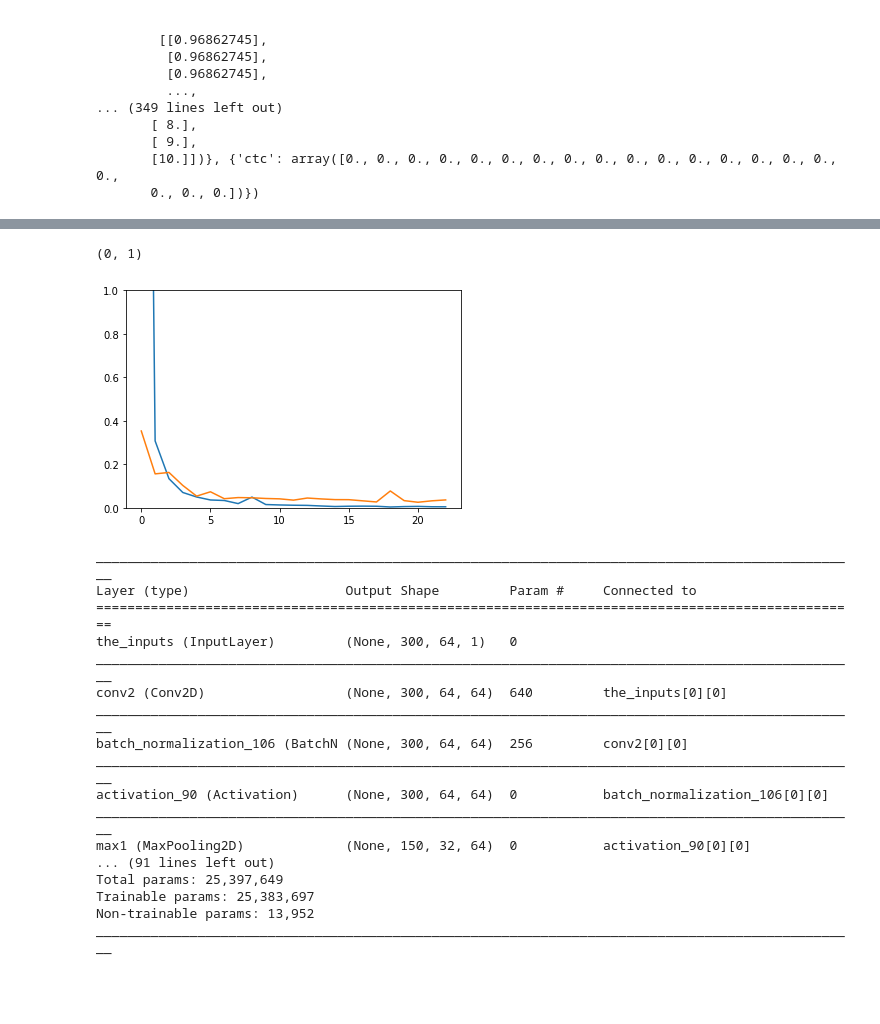
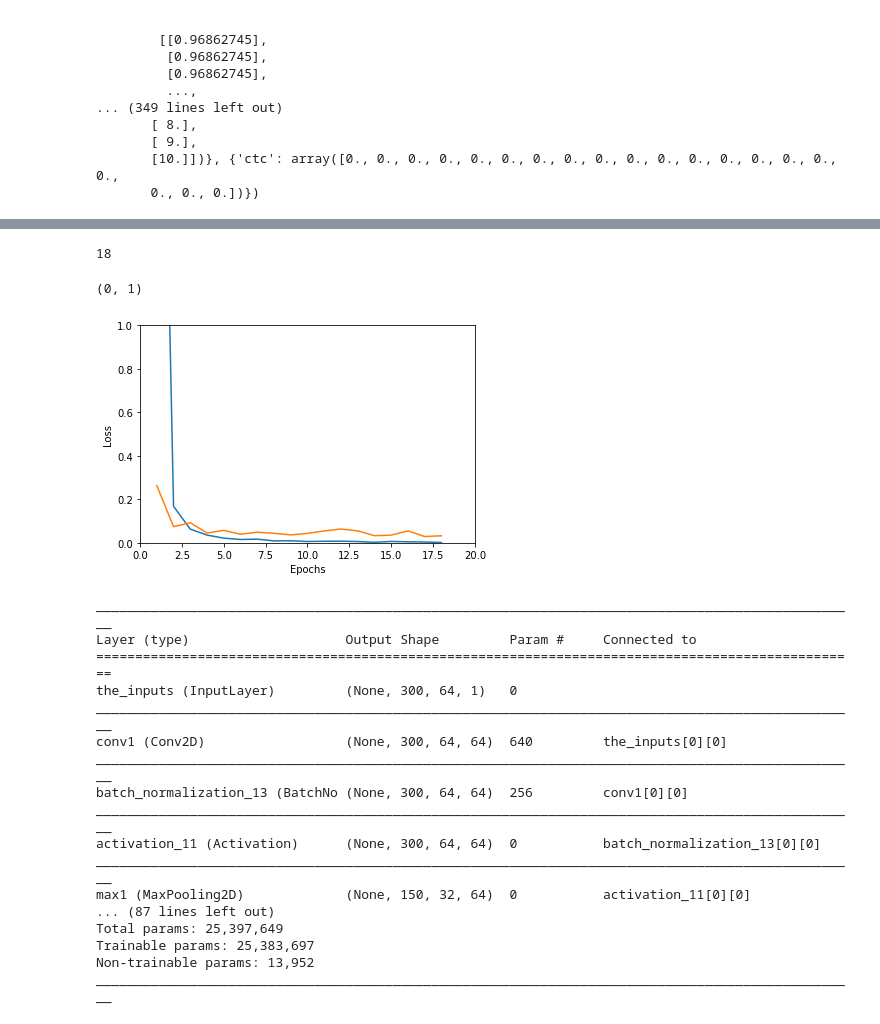
Before and after one commit to 4floor/mathematical-expression-recognition, a Jupyter notebook: mathematical-expression-recognition.ipynb, the cells around one changed output, grey strips where cells are left out. Drawn from its saved outputs; the diff is of its cells as text; code cells hidden in the pictures; blank space fills up the shorter version.

```diff
--- a/mathematical-expression-recognition.ipynb
+++ b/mathematical-expression-recognition.ipynb
@@ -255,34 +268,31 @@ def get_Model(training):
     inner = Conv2D(64, (3,3), padding='same', name='conv1', kernel_initializer='he_normal')(inputs) # (None, 300, 64, 64)
     inner = BatchNormalization()(inner)
     inner = Activation('relu')(inner)
-    inner = Conv2D(64, (3,3), padding='same', name='conv2', kernel_initializer='he_normal')(inputs) # (None, 300, 64, 64)
+    inner = MaxPooling2D(pool_size=(2,2), name='max1')(inner) # (None, 150, 32, 64)
+
+    inner = Conv2D(128, (3,3), padding='same', name='conv2', kernel_initializer='he_normal')(inner) # (None, 150, 24, 128)
     inner = BatchNormalization()(inner)
     inner = Activation('relu')(inner)
-    inner = MaxPooling2D(pool_size=(2,2), name='max1')(inner) # (None, 150, 32, 64)
-
     inner = Conv2D(128, (3,3), padding='same', name='conv3', kernel_initializer='he_normal')(inner) # (None, 150, 24, 128)
-    inner = BatchNormalization()(inner)
-    inner = Activation('relu')(inner)
-    inner = Conv2D(128, (3,3), padding='same', name='conv4', kernel_initializer='he_normal')(inner) # (None, 150, 24, 128)
     inner = BatchNormalization()(inner)
     inner = Activation('relu')(inner)
     inner = MaxPooling2D(pool_size=(2,2), name='max2')(inner) # (None, 75, 16, 128)
 
-    inner = Conv2D(256, (3,3), padding='same', name='conv5', kernel_initializer='he_normal')(inner) # (None, 75, 32, 256)
+    inner = Conv2D(256, (3,3), padding='same', name='conv4', kernel_initializer='he_normal')(inner) # (None, 75, 32, 256)
     inner = BatchNormalization()(inner)
     inner = Activation('relu')(inner)
-    inner = Conv2D(256, (3,3), padding='same', name='conv6', kernel_initializer='he_normal')(inner) # (None, 75, 32, 256)
+    inner = Conv2D(256, (3,3), padding='same', name='conv5', kernel_initializer='he_normal')(inner) # (None, 75, 32, 256)
     inner = BatchNormalization()(inner)
     inner = Activation('relu')(inner)
     inner = MaxPooling2D(pool_size=(2,2), name='max3')(inner) # (None, 37, 8, 256)
 
+    inner = Conv2D(512, (3,3), padding='same', name='conv6', kernel_initializer='he_normal')(inner) # (None, 37, 8, 512)
+    inner = BatchNormalization()(inner)
+    inner = Activation('relu')(inner)
     inner = Conv2D(512, (3,3), padding='same', name='conv7', kernel_initializer='he_normal')(inner) # (None, 37, 8, 512)
     inner = BatchNormalization()(inner)
     inner = Activation('relu')(inner)
     inner = Conv2D(512, (3,3), padding='same', name='conv8', kernel_initializer='he_normal')(inner) # (None, 37, 8, 512)
-    inner = BatchNormalization()(inner)
-    inner = Activation('relu')(inner)
-    inner = Conv2D(512, (3,3), padding='same', name='conv9', kernel_initializer='he_normal')(inner) # (None, 37, 8, 512)
     inner = BatchNormalization()(inner)
     inner = Activation('relu')(inner)
 
@@ -292,19 +302,19 @@ def get_Model(training):
     inner = BatchNormalization()(inner)
     inner = Activation('relu')(inner)
 
-    inner = Dense(2048, kernel_initializer='he_normal', name='dense2')(inner)(None, 37, 2048)
+    inner = Dense(2048, kernel_initializer='he_normal', name='dense2')(inner) # (None, 37, 2048)
     inner = Dropout(0.5)(inner)
     inner = BatchNormalization()(inner)
     inner = Activation('relu')(inner)
 
-    lstm_1 = LSTM(256, return_sequences=True, kernel_initializer='he_normal', name='lstm_1')(inner)(None, 37, 256)
-    lstm_1b = LSTM(256, return_sequences=True, go_backwards=True,kernel_initializer='he_normal', name='lstm_1b')(inner)(None, 37, 256)
+    lstm_1 = LSTM(256, return_sequences=True, kernel_initializer='he_normal', dropout=0.3, name='lstm_1')(inner) # (None, 37, 256)
+    lstm_1b = LSTM(256, return_sequences=True, go_backwards=True,kernel_initializer='he_normal', dropout=0.3, name='lstm_1b')(inner) # (None, 37, 256)
     reversed_lstm_1b= Lambda(lambda inputTensor: K.reverse(inputTensor, axes=1)) (lstm_1b)
     lstm1_merged = add([lstm_1, reversed_lstm_1b])
     lstm1_merged = BatchNormalization()(lstm1_merged)
 
-    lstm_2 = LSTM(256, return_sequences=True, kernel_initializer='he_normal', name='lstm_2')(lstm1_merged)
-    lstm_2b = LSTM(256, return_sequences=True, go_backwards=True,kernel_initializer='he_normal', name='lstm_2b')(lstm1_merged)
+    lstm_2 = LSTM(256, return_sequences=True, kernel_initializer='he_normal', dropout=0.3, name='lstm_2')(lstm1_merged)
+    lstm_2b = LSTM(256, return_sequences=True, go_backwards=True,kernel_initializer='he_normal', dropout=0.3, name='lstm_2b')(lstm1_merged)
     reversed_lstm_2b= Lambda(lambda inputTensor: K.reverse(inputTensor, axes=1)) (lstm_2b)
     lstm2_merged = add([lstm_2, reversed_lstm_2b])
     lstm2_merged = BatchNormalization()(lstm2_merged)
@@ -389,7 +401,7 @@ ________________________________________________________________________________
 from keras.optimizers import Adadelta, Adam
 from keras.callbacks import EarlyStopping, ModelCheckpoint
 
-batch_size = 128
+batch_size = 32
 batch_size_val = 32
 epochs =25
 
@@ -433,20 +451,26 @@ Epoch 00023: early stopping
 # %%
 
 loss_list = fit_result.__dict__['history']['loss']
 val_loss_list = fit_result.__dict__['history']['val_loss']
 
 # print(loss_epoch_dict)
 # print(val_loss_epoch_dict)
 
 fig = plt.figure()
-plt.plot(list(range(len(loss_list))), loss_list)
-plt.plot(list(range(len(val_loss_list))), val_loss_list)
+plt.plot(list([i+1 for i in range(len(loss_list))]), loss_list)
+plt.plot(list([i+1 for i in range(len(val_loss_list))]), val_loss_list)
+plt.xlabel('Epochs')
+plt.ylabel('Loss')
+plt.xlim(0,20)
+
+print(len(loss_list))
 plt.ylim(0, 1)
 # plt.show()
 # help(plt.plot)
 # %% [output]
-(0, 1)
+18
+(0, 1)
-[figure, old version]
+[figure, new version]
 # %%
 # X_test = X_valid
 # Y_test = Y_valid
@@ -461,14 +485,14 @@ Layer (type)                    Output Shape         Param #     Connected to
 ==================================================================================================
 the_inputs (InputLayer)         (None, 300, 64, 1)   0
 __________________________________________________________________________________________________
-conv2 (Conv2D)                  (None, 300, 64, 64)  640         the_inputs[0][0]
+conv1 (Conv2D)                  (None, 300, 64, 64)  640         the_inputs[0][0]
 __________________________________________________________________________________________________
-batch_normalization_106 (BatchN (None, 300, 64, 64)  256         conv2[0][0]
+batch_normalization_13 (BatchNo (None, 300, 64, 64)  256         conv1[0][0]
 __________________________________________________________________________________________________
-activation_90 (Activation)      (None, 300, 64, 64)  0           batch_normalization_106[0][0]
+activation_11 (Activation)      (None, 300, 64, 64)  0           batch_normalization_13[0][0]
 __________________________________________________________________________________________________
-max1 (MaxPooling2D)             (None, 150, 32, 64)  0           activation_90[0][0]
-... (91 lines left out)
+max1 (MaxPooling2D)             (None, 150, 32, 64)  0           activation_11[0][0]
+... (87 lines left out)
 Total params: 25,397,649
 Trainable params: 25,383,697
 Non-trainable params: 13,952
```
Also changed, not shown: parts of 11 cells of this notebook.
